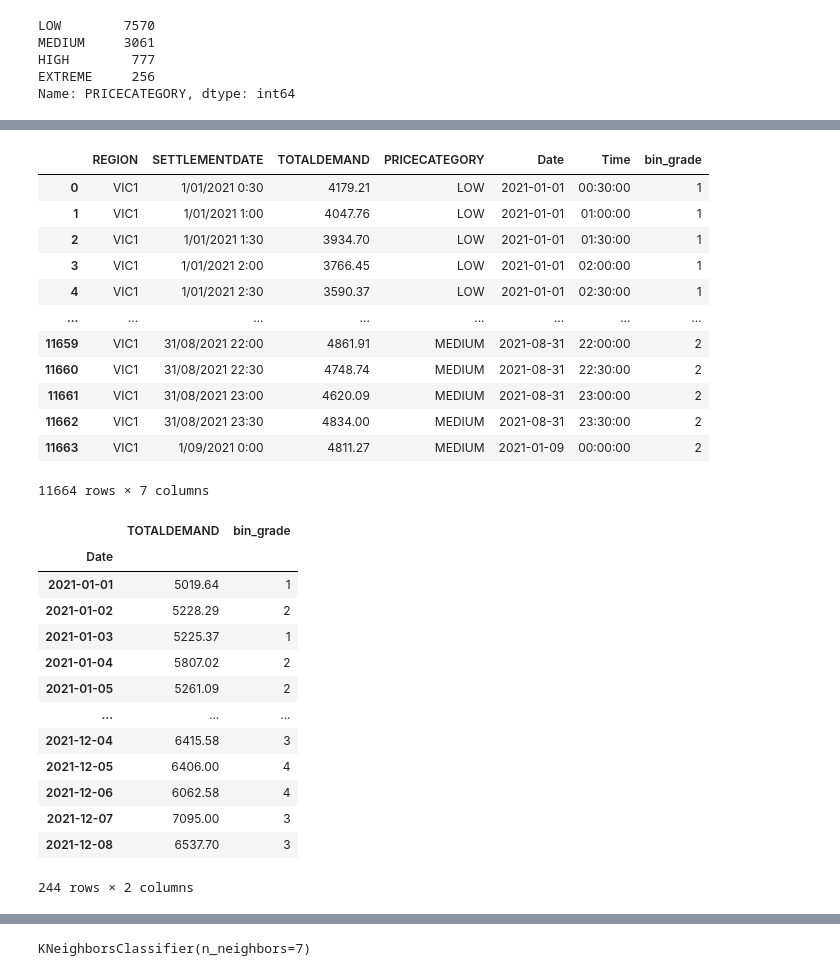
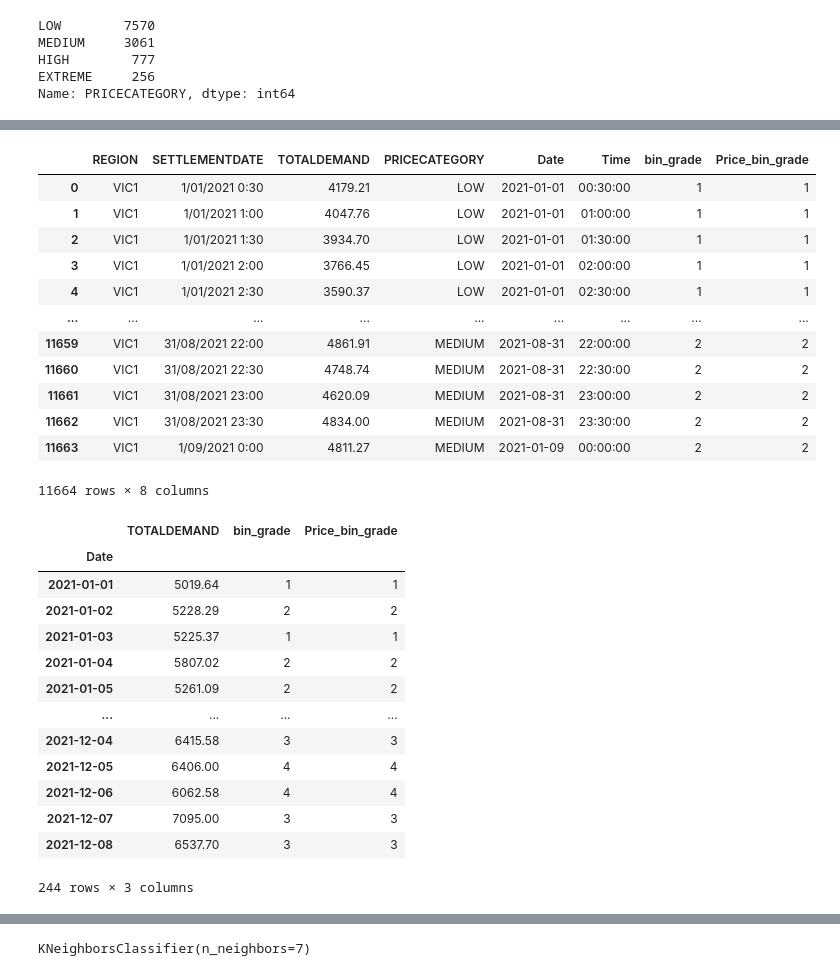
Before and after one commit to smbayat11/Assignment2_Group9, a Jupyter notebook: A2-Group9_2_metafile.ipynb, the cells around one changed output, grey strips where cells are left out. Drawn from its saved outputs; the diff is of its cells as text; code cells hidden in the pictures.

```diff
--- a/A2-Group9_2_metafile.ipynb
+++ b/A2-Group9_2_metafile.ipynb
@@ -1103,58 +1142,58 @@ display(Data_p.head())
 # %%
 # In this function we want to find the maximum daily price category.
 def bin_grade(x):
 
 
     if x == 'LOW':
         return 1
 
     elif x == 'MEDIUM':
         return 2
 
     elif x == 'HIGH':
         return 3
 
 
     elif x == 'EXTREME':
         return 4
 
 # apply the function on the series
-Data_p['bin_grade'] = Data_p['PRICECATEGORY'].apply(bin_grade)
+Data_p['Price_bin_grade'] = Data_p['PRICECATEGORY'].apply(bin_grade)
 
 Data_p
 # %% [output]
-|  | REGION | SETTLEMENTDATE | TOTALDEMAND | PRICECATEGORY | Date | Time | bin_grade |
-| 0 | VIC1 | 1/01/2021 0:30 | 4179.21 | LOW | 2021-01-01 | 00:30:00 | 1 |
-| 1 | VIC1 | 1/01/2021 1:00 | 4047.76 | LOW | 2021-01-01 | 01:00:00 | 1 |
-| 2 | VIC1 | 1/01/2021 1:30 | 3934.70 | LOW | 2021-01-01 | 01:30:00 | 1 |
-| 3 | VIC1 | 1/01/2021 2:00 | 3766.45 | LOW | 2021-01-01 | 02:00:00 | 1 |
-| 4 | VIC1 | 1/01/2021 2:30 | 3590.37 | LOW | 2021-01-01 | 02:30:00 | 1 |
-| ... | ... | ... | ... | ... | ... | ... | ... |
-| 11659 | VIC1 | 31/08/2021 22:00 | 4861.91 | MEDIUM | 2021-08-31 | 22:00:00 | 2 |
-| 11660 | VIC1 | 31/08/2021 22:30 | 4748.74 | MEDIUM | 2021-08-31 | 22:30:00 | 2 |
-| 11661 | VIC1 | 31/08/2021 23:00 | 4620.09 | MEDIUM | 2021-08-31 | 23:00:00 | 2 |
-| 11662 | VIC1 | 31/08/2021 23:30 | 4834.00 | MEDIUM | 2021-08-31 | 23:30:00 | 2 |
-| 11663 | VIC1 | 1/09/2021 0:00 | 4811.27 | MEDIUM | 2021-01-09 | 00:00:00 | 2 |
+|  | REGION | SETTLEMENTDATE | TOTALDEMAND | PRICECATEGORY | Date | Time | bin_grade | Price_bin_grade |
+| 0 | VIC1 | 1/01/2021 0:30 | 4179.21 | LOW | 2021-01-01 | 00:30:00 | 1 | 1 |
+| 1 | VIC1 | 1/01/2021 1:00 | 4047.76 | LOW | 2021-01-01 | 01:00:00 | 1 | 1 |
+| 2 | VIC1 | 1/01/2021 1:30 | 3934.70 | LOW | 2021-01-01 | 01:30:00 | 1 | 1 |
+| 3 | VIC1 | 1/01/2021 2:00 | 3766.45 | LOW | 2021-01-01 | 02:00:00 | 1 | 1 |
+| 4 | VIC1 | 1/01/2021 2:30 | 3590.37 | LOW | 2021-01-01 | 02:30:00 | 1 | 1 |
+| ... | ... | ... | ... | ... | ... | ... | ... | ... |
+| 11659 | VIC1 | 31/08/2021 22:00 | 4861.91 | MEDIUM | 2021-08-31 | 22:00:00 | 2 | 2 |
+| 11660 | VIC1 | 31/08/2021 22:30 | 4748.74 | MEDIUM | 2021-08-31 | 22:30:00 | 2 | 2 |
+| 11661 | VIC1 | 31/08/2021 23:00 | 4620.09 | MEDIUM | 2021-08-31 | 23:00:00 | 2 | 2 |
+| 11662 | VIC1 | 31/08/2021 23:30 | 4834.00 | MEDIUM | 2021-08-31 | 23:30:00 | 2 | 2 |
+| 11663 | VIC1 | 1/09/2021 0:00 | 4811.27 | MEDIUM | 2021-01-09 | 00:00:00 | 2 | 2 |
-11664 rows × 7 columns
+11664 rows × 8 columns
 # %%
 #Now make them as groups and find the the maximum daily price category
-Data_p2 = Data_p.groupby("Date").max("bin_grade")
+Data_p2 = Data_p.groupby("Date").max("Price_bin_grade")
 Data_p2
 # %% [output]
-|  | TOTALDEMAND | bin_grade |
-| Date |  |  |
-| 2021-01-01 | 5019.64 | 1 |
-| 2021-01-02 | 5228.29 | 2 |
-| 2021-01-03 | 5225.37 | 1 |
-| 2021-01-04 | 5807.02 | 2 |
-| 2021-01-05 | 5261.09 | 2 |
-| ... | ... | ... |
-| 2021-12-04 | 6415.58 | 3 |
-| 2021-12-05 | 6406.00 | 4 |
-| 2021-12-06 | 6062.58 | 4 |
-| 2021-12-07 | 7095.00 | 3 |
-| 2021-12-08 | 6537.70 | 3 |
+|  | TOTALDEMAND | bin_grade | Price_bin_grade |
+| Date |  |  |  |
+| 2021-01-01 | 5019.64 | 1 | 1 |
+| 2021-01-02 | 5228.29 | 2 | 2 |
+| 2021-01-03 | 5225.37 | 1 | 1 |
+| 2021-01-04 | 5807.02 | 2 | 2 |
+| 2021-01-05 | 5261.09 | 2 | 2 |
+| ... | ... | ... | ... |
+| 2021-12-04 | 6415.58 | 3 | 3 |
+| 2021-12-05 | 6406.00 | 4 | 4 |
+| 2021-12-06 | 6062.58 | 4 | 4 |
+| 2021-12-07 | 7095.00 | 3 | 3 |
+| 2021-12-08 | 6537.70 | 3 | 3 |
-244 rows × 2 columns
+244 rows × 3 columns
 # %%
 # Turning 1,2,3,4 to LOW, MEIUM, HIGH, EXTEREM
 
```
Also changed, not shown: parts of 60 cells of this notebook.
